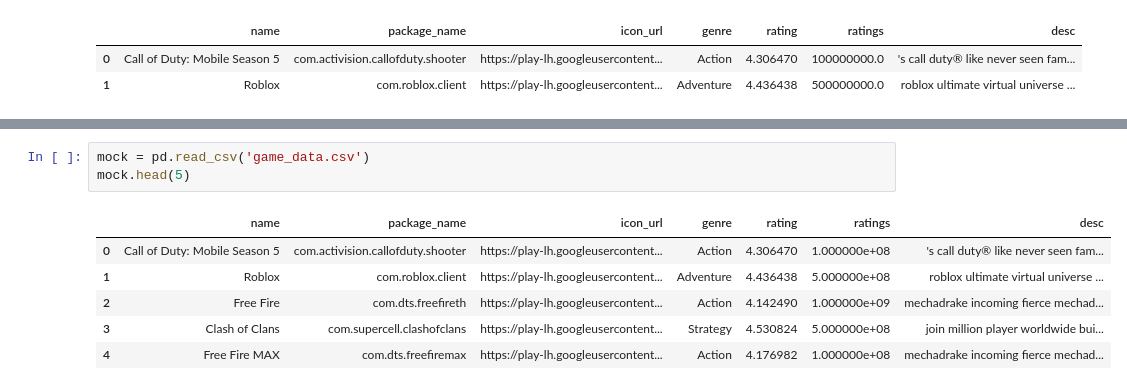
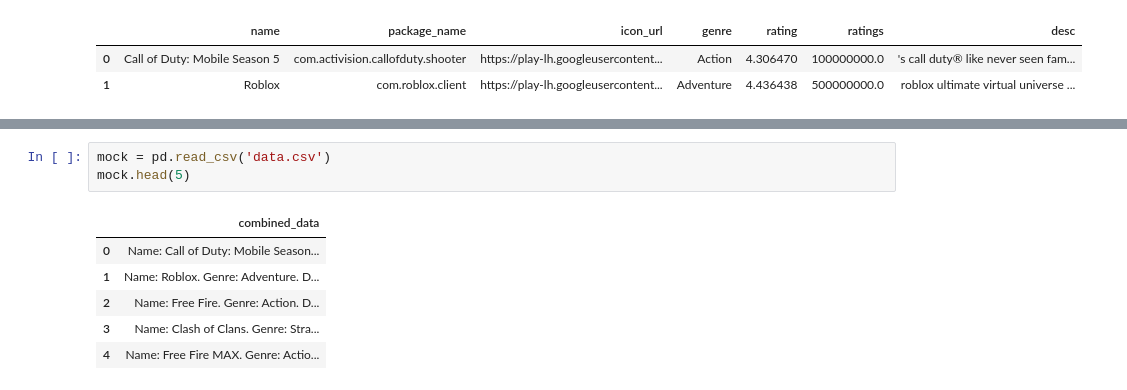
Before and after one commit to atmikshetty/Game-Recommender-LLM, a Jupyter notebook: eda.ipynb, the cells around one changed output, grey strips where cells are left out. Saved outputs shown, nothing was run; the diff lists cells and outputs as text.

```diff
--- a/eda.ipynb
+++ b/eda.ipynb
@@ -245,12 +269,12 @@ print('Csv file is ready!!!')
 # %% [output]
 Csv file is ready!!!
 # %%
-mock = pd.read_csv('game_data.csv')
+mock = pd.read_csv('data.csv')
 mock.head(5)
 # %% [output]
-|  | name | package_name | icon_url | genre | rating | ratings | desc |
-| 0 | Call of Duty: Mobile Season 5 | com.activision.callofduty.shooter | https://play-lh.googleusercontent... | Action | 4.306470 | 1.000000e+08 | 's call duty® like never seen fam... |
-| 1 | Roblox | com.roblox.client | https://play-lh.googleusercontent... | Adventure | 4.436438 | 5.000000e+08 | roblox ultimate virtual universe ... |
-| 2 | Free Fire | com.dts.freefireth | https://play-lh.googleusercontent... | Action | 4.142490 | 1.000000e+09 | mechadrake incoming fierce mechad... |
-| 3 | Clash of Clans | com.supercell.clashofclans | https://play-lh.googleusercontent... | Strategy | 4.530824 | 5.000000e+08 | join million player worldwide bui... |
-| 4 | Free Fire MAX | com.dts.freefiremax | https://play-lh.googleusercontent... | Action | 4.176982 | 1.000000e+08 | mechadrake incoming fierce mechad... |
+|  | combined_data |
+| 0 | Name: Call of Duty: Mobile Season... |
+| 1 | Name: Roblox. Genre: Adventure. D... |
+| 2 | Name: Free Fire. Genre: Action. D... |
+| 3 | Name: Clash of Clans. Genre: Stra... |
+| 4 | Name: Free Fire MAX. Genre: Actio... |
```
Also changed, not shown: parts of 9 cells of this notebook, 4 other files.
